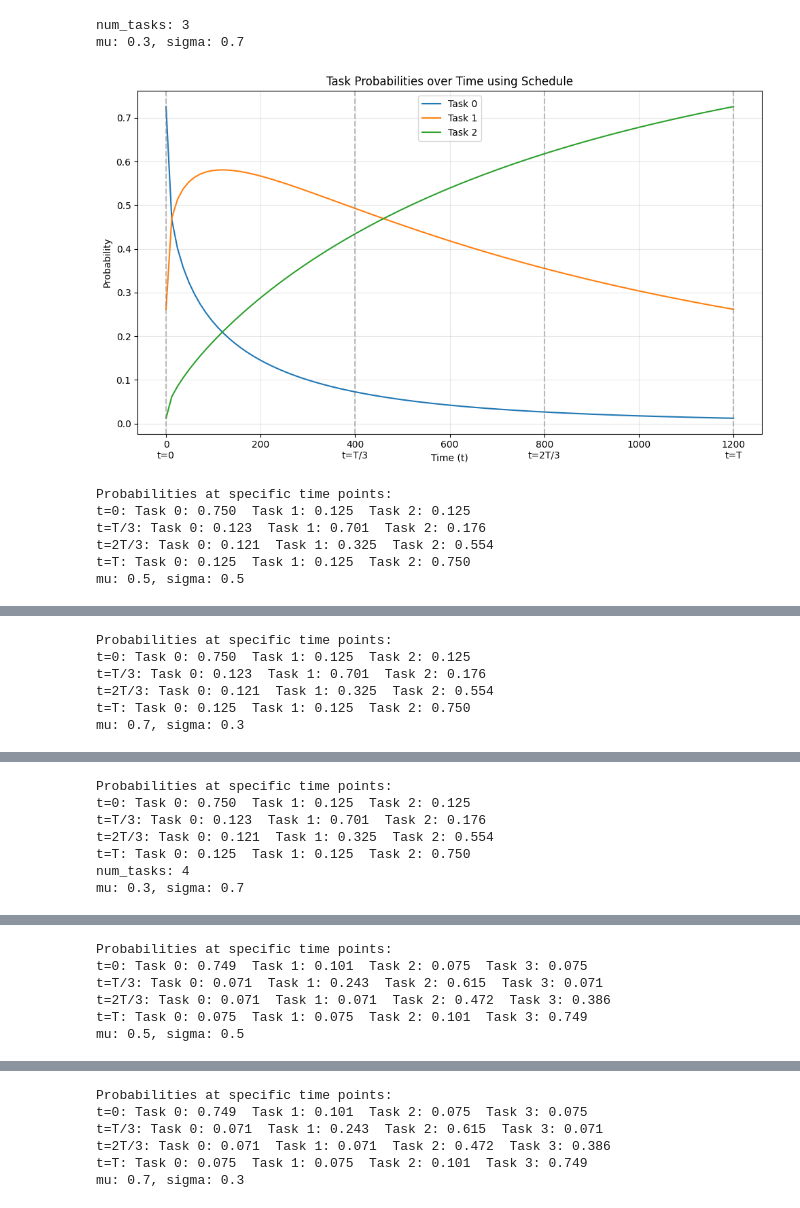
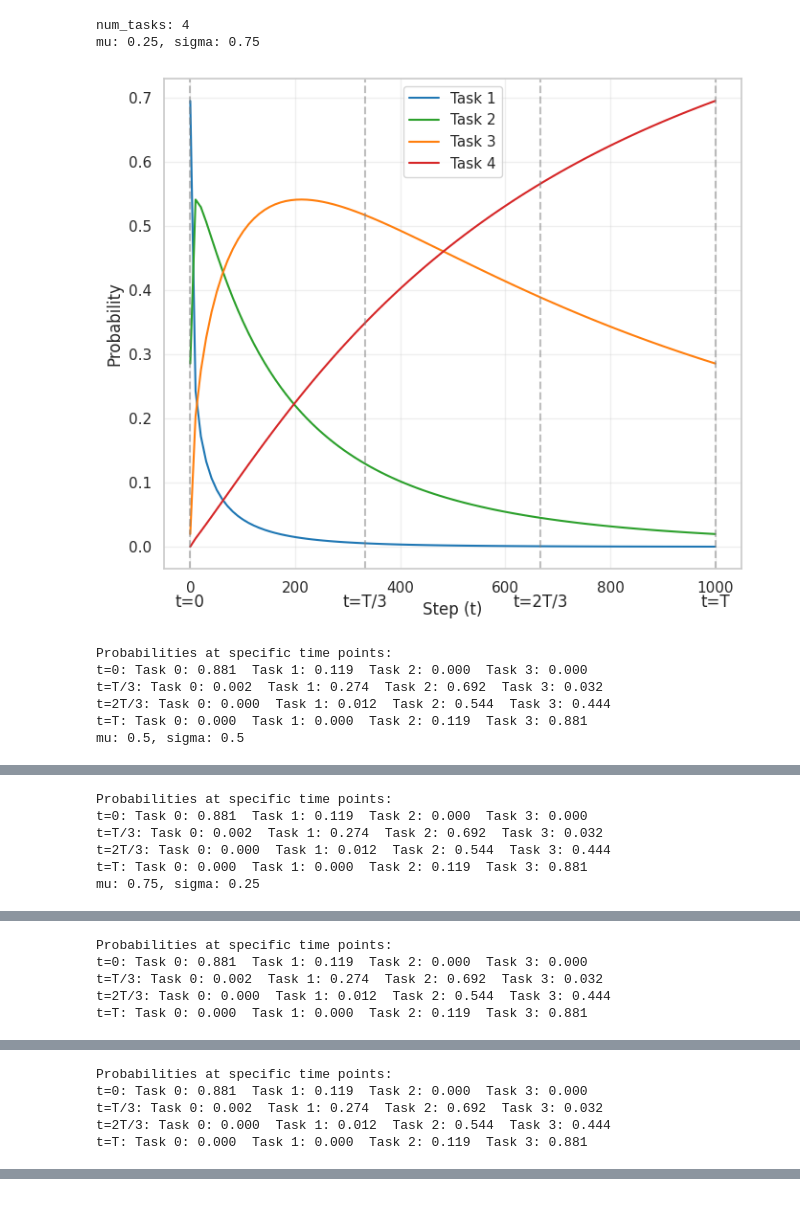
Before and after one commit to CM-BF/Sys2Bench, a Jupyter notebook: methods/RL/testbed.ipynb, the cells around one changed output, grey strips where cells are left out. Saved outputs shown, nothing was run; the diff lists cells and outputs as text; code cells hidden in the pictures.

```diff
--- a/methods/RL/testbed.ipynb
+++ b/methods/RL/testbed.ipynb
@@ -1,6 +1,7 @@
 # %%
 import math
-def _gaussian_schedule(t, T, num_tasks, mu_exp=0.5, sigma=0.5, min_prob=True):
+import numpy as np
+def _gaussian_schedule(t, T, num_tasks, mu_exp=0.5, sigma=0.5, min_prob=False):
     '''
     Gaussian schedule for task sampling.
     mu_exp: exponent for the mean, typically 1.0. Move faster at the beginning: < 1.0. Move slower at the beginning: > 1.0
@@ -28,7 +29,7 @@ def _gaussian_schedule(t, T, num_tasks, mu_exp=0.5, sigma=0.5, min_prob=True):
     total = sum(unnormalized_probs.values())
     return {i: prob / total for i, prob in unnormalized_probs.items()}
 
-def cosine_schedule(t, T, num_tasks, tau=1.0):
+def _cosine_schedule(t, T, num_tasks, tau=1.0):
     total = num_tasks * (num_tasks + 1) / 2.0
     i = np.arange(num_tasks, dtype=float)
     early = (num_tasks - i) / num_tasks
@@ -42,7 +43,11 @@ def cosine_schedule(t, T, num_tasks, tau=1.0):
     norm = sum(probs.values())
     return {i: probs[i] / norm for i in probs}
 # %%
-def visualize_gaussian_schedule(T=1200, num_tasks=4, num_steps=100, scheduler=_gaussian_schedule):
+# Use seaborn for better aesthetics
+import seaborn as sns
+sns.set(style="whitegrid")
+# sns.set_theme()
+def visualize_gaussian_schedule(T=1000, num_tasks=4, num_steps=100, scheduler=_gaussian_schedule):
     """
     Visualize how task probabilities change over time using the Gaussian schedule.
 
@@ -66,54 +71,55 @@ def visualize_gaussian_schedule(T=1200, num_tasks=4, num_steps=100, scheduler=_g
         probabilities.append(task_probs)
 
     # Create visualization
-    plt.figure(figsize=(10, 6))
+    plt.figure(figsize=(7, 6))
 
     # Line plot
+    colors = ['tab:blue', 'tab:green', 'tab:orange', 'tab:red']
     for i in range(num_tasks):
-        plt.plot(time_points, probabilities[i], label=f'Task {i}')
+        plt.plot(time_points, probabilities[i], label=f'Task {i+1}', color=colors[i])
 
-    plt.title('Task Probabilities over Time using Schedule')
-    plt.xlabel('Time (t)')
+    # plt.title('Task Probabilities over Time using Schedule')
+    plt.xlabel('Step (t)')
     plt.ylabel('Probability')
     plt.grid(True, alpha=0.3)
     plt.legend()
 
     # Add reference lines at key points
     special_points = [0, T/3, 2*T/3, T]
     special_labels = ['t=0', 't=T/3', 't=2T/3', 't=T']
 
     for point, label in zip(special_points, special_labels):
         plt.axvline(x=point, linestyle='--', color='gray', alpha=0.5)
         plt.text(point, -0.05, label, transform=plt.gca().get_xaxis_transform(),
                 ha='center', va='top')
 
     plt.tight_layout()
     plt.show()
 
     # Print the probabilities at key time points
     print("Probabilities at specific time points:")
     for point, label in zip(special_points, special_labels):
         probs = _gaussian_schedule(point, T, num_tasks)
         print(f"{label}:", end=" ")
         for i in range(num_tasks):
             print(f"Task {i}: {probs[i]:.3f}", end="  ")
         print()
 
 from functools import partial
-for num_tasks in [3, 4]:
+for num_tasks in [4]:
     print(f"num_tasks: {num_tasks}")
-    for mu, sigma in [(0.3, 0.7), (0.5, 0.5), (0.7, 0.3)]:
+    for mu, sigma in [(0.25, 0.75), (0.5, 0.5), (0.75, 0.25)]:
         print(f"mu: {mu}, sigma: {sigma}")
         visualize_gaussian_schedule(num_tasks=num_tasks, scheduler=partial(_gaussian_schedule, mu_exp=mu, sigma=sigma, min_prob=False))
 # visualize_gaussian_schedule(scheduler=partial(_gaussian_schedule, ))
 visualize_gaussian_schedule(scheduler=_cosine_schedule)
 # %% [output]
-num_tasks: 3
-mu: 0.3, sigma: 0.7
+num_tasks: 4
+mu: 0.25, sigma: 0.75
-[figure, old version]
+[figure, new version]
 Probabilities at specific time points:
-t=0: Task 0: 0.750  Task 1: 0.125  Task 2: 0.125
-t=T/3: Task 0: 0.123  Task 1: 0.701  Task 2: 0.176
-t=2T/3: Task 0: 0.121  Task 1: 0.325  Task 2: 0.554
-t=T: Task 0: 0.125  Task 1: 0.125  Task 2: 0.750
+t=0: Task 0: 0.881  Task 1: 0.119  Task 2: 0.000  Task 3: 0.000
+t=T/3: Task 0: 0.002  Task 1: 0.274  Task 2: 0.692  Task 3: 0.032
+t=2T/3: Task 0: 0.000  Task 1: 0.012  Task 2: 0.544  Task 3: 0.444
+t=T: Task 0: 0.000  Task 1: 0.000  Task 2: 0.119  Task 3: 0.881
 mu: 0.5, sigma: 0.5
@@ -121,6 +127,6 @@ mu: 0.5, sigma: 0.5
 Probabilities at specific time points:
-t=0: Task 0: 0.750  Task 1: 0.125  Task 2: 0.125
-t=T/3: Task 0: 0.123  Task 1: 0.701  Task 2: 0.176
-t=2T/3: Task 0: 0.121  Task 1: 0.325  Task 2: 0.554
-t=T: Task 0: 0.125  Task 1: 0.125  Task 2: 0.750
-mu: 0.7, sigma: 0.3
+t=0: Task 0: 0.881  Task 1: 0.119  Task 2: 0.000  Task 3: 0.000
+t=T/3: Task 0: 0.002  Task 1: 0.274  Task 2: 0.692  Task 3: 0.032
+t=2T/3: Task 0: 0.000  Task 1: 0.012  Task 2: 0.544  Task 3: 0.444
+t=T: Task 0: 0.000  Task 1: 0.000  Task 2: 0.119  Task 3: 0.881
+mu: 0.75, sigma: 0.25
@@ -128,7 +134,5 @@ mu: 0.7, sigma: 0.3
 Probabilities at specific time points:
-t=0: Task 0: 0.750  Task 1: 0.125  Task 2: 0.125
-t=T/3: Task 0: 0.123  Task 1: 0.701  Task 2: 0.176
-t=2T/3: Task 0: 0.121  Task 1: 0.325  Task 2: 0.554
-t=T: Task 0: 0.125  Task 1: 0.125  Task 2: 0.750
-num_tasks: 4
-mu: 0.3, sigma: 0.7
+t=0: Task 0: 0.881  Task 1: 0.119  Task 2: 0.000  Task 3: 0.000
+t=T/3: Task 0: 0.002  Task 1: 0.274  Task 2: 0.692  Task 3: 0.032
+t=2T/3: Task 0: 0.000  Task 1: 0.012  Task 2: 0.544  Task 3: 0.444
+t=T: Task 0: 0.000  Task 1: 0.000  Task 2: 0.119  Task 3: 0.881
@@ -136,6 +140,5 @@ mu: 0.3, sigma: 0.7
 Probabilities at specific time points:
-t=0: Task 0: 0.749  Task 1: 0.101  Task 2: 0.075  Task 3: 0.075
-t=T/3: Task 0: 0.071  Task 1: 0.243  Task 2: 0.615  Task 3: 0.071
-t=2T/3: Task 0: 0.071  Task 1: 0.071  Task 2: 0.472  Task 3: 0.386
-t=T: Task 0: 0.075  Task 1: 0.075  Task 2: 0.101  Task 3: 0.749
-mu: 0.5, sigma: 0.5
+t=0: Task 0: 0.881  Task 1: 0.119  Task 2: 0.000  Task 3: 0.000
+t=T/3: Task 0: 0.002  Task 1: 0.274  Task 2: 0.692  Task 3: 0.032
+t=2T/3: Task 0: 0.000  Task 1: 0.012  Task 2: 0.544  Task 3: 0.444
+t=T: Task 0: 0.000  Task 1: 0.000  Task 2: 0.119  Task 3: 0.881
@@ -143,6 +144,0 @@ mu: 0.5, sigma: 0.5
-Probabilities at specific time points:
-t=0: Task 0: 0.749  Task 1: 0.101  Task 2: 0.075  Task 3: 0.075
-t=T/3: Task 0: 0.071  Task 1: 0.243  Task 2: 0.615  Task 3: 0.071
-t=2T/3: Task 0: 0.071  Task 1: 0.071  Task 2: 0.472  Task 3: 0.386
-t=T: Task 0: 0.075  Task 1: 0.075  Task 2: 0.101  Task 3: 0.749
-mu: 0.7, sigma: 0.3
```
Also changed, not shown: parts of 2 cells of this notebook, 1 other file.
